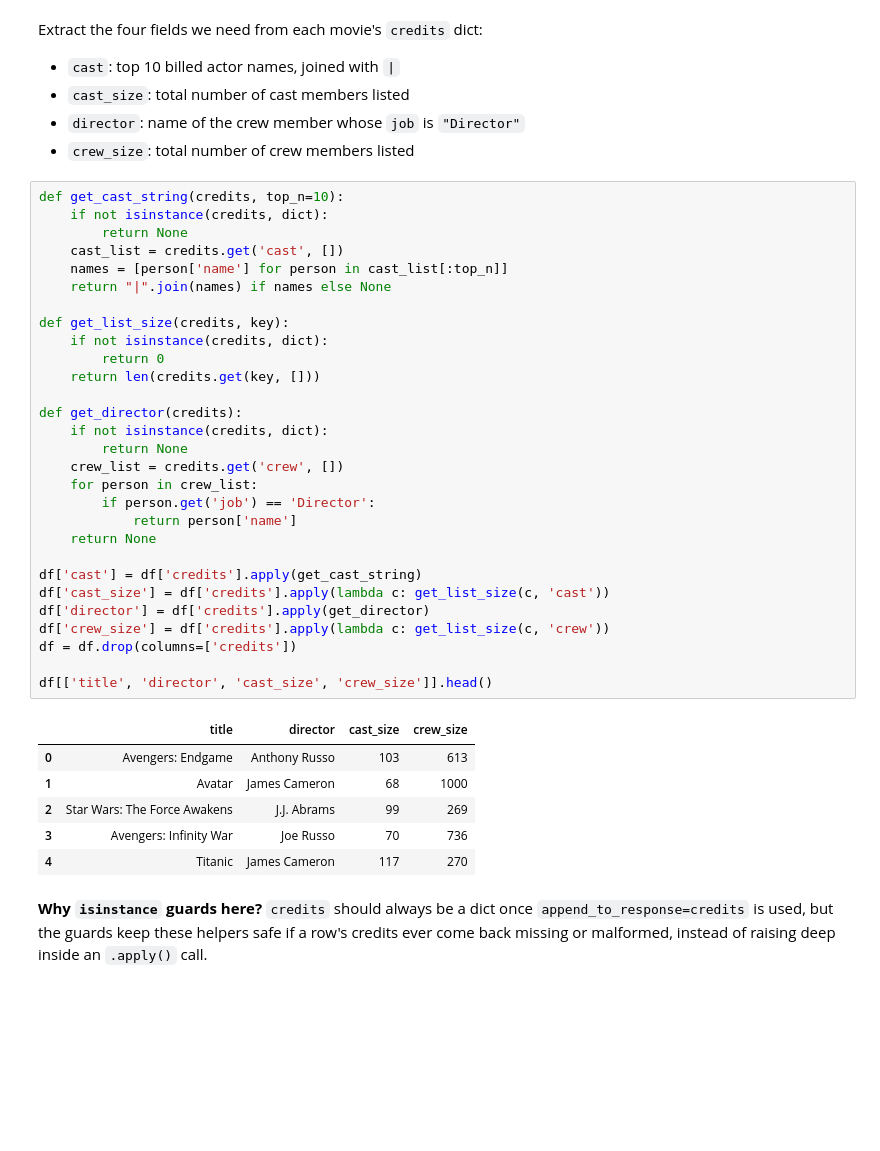
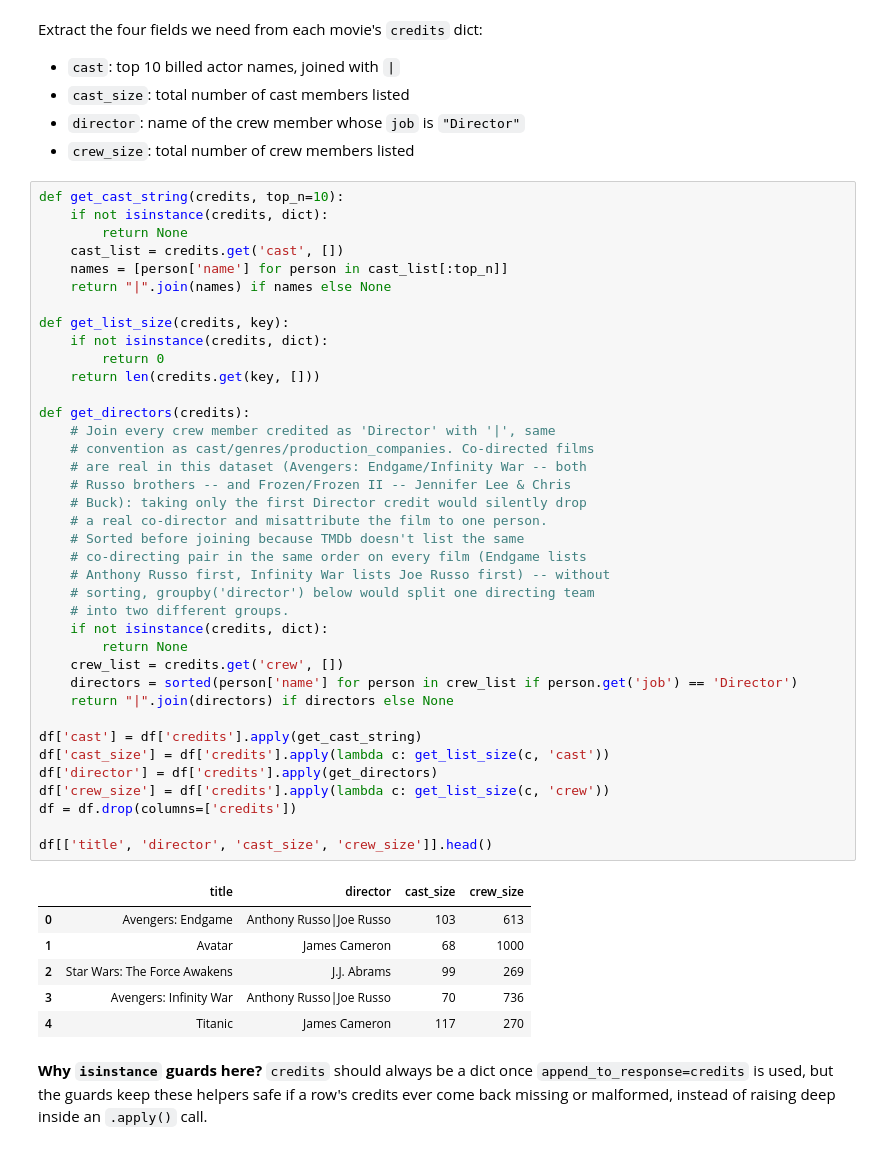
Before and after one commit to Joh-Ishimwe/tmdb-movie-analysis, a Jupyter notebook: notebook.ipynb, the cells around one changed output. Cells and saved outputs as stored; diff of their text form; blank space fills up the shorter version.

```diff
--- a/notebook.ipynb
+++ b/notebook.ipynb
@@ -533,38 +519,47 @@ Extract the four fields we need from each movie's `credits` dict:
 # %%
 def get_cast_string(credits, top_n=10):
     if not isinstance(credits, dict):
         return None
     cast_list = credits.get('cast', [])
     names = [person['name'] for person in cast_list[:top_n]]
     return "|".join(names) if names else None
 
 def get_list_size(credits, key):
     if not isinstance(credits, dict):
         return 0
     return len(credits.get(key, []))
 
-def get_director(credits):
+def get_directors(credits):
+    # Join every crew member credited as 'Director' with '|', same
+    # convention as cast/genres/production_companies. Co-directed films
+    # are real in this dataset (Avengers: Endgame/Infinity War -- both
+    # Russo brothers -- and Frozen/Frozen II -- Jennifer Lee & Chris
+    # Buck): taking only the first Director credit would silently drop
+    # a real co-director and misattribute the film to one person.
+    # Sorted before joining because TMDb doesn't list the same
+    # co-directing pair in the same order on every film (Endgame lists
+    # Anthony Russo first, Infinity War lists Joe Russo first) -- without
+    # sorting, groupby('director') below would split one directing team
+    # into two different groups.
     if not isinstance(credits, dict):
         return None
     crew_list = credits.get('crew', [])
-    for person in crew_list:
-        if person.get('job') == 'Director':
-            return person['name']
-    return None
+    directors = sorted(person['name'] for person in crew_list if person.get('job') == 'Director')
+    return "|".join(directors) if directors else None
 
 df['cast'] = df['credits'].apply(get_cast_string)
 df['cast_size'] = df['credits'].apply(lambda c: get_list_size(c, 'cast'))
-df['director'] = df['credits'].apply(get_director)
+df['director'] = df['credits'].apply(get_directors)
 df['crew_size'] = df['credits'].apply(lambda c: get_list_size(c, 'crew'))
 df = df.drop(columns=['credits'])
 
 df[['title', 'director', 'cast_size', 'crew_size']].head()
 # %% [output]
 |  | title | director | cast_size | crew_size |
-| 0 | Avengers: Endgame | Anthony Russo | 103 | 613 |
+| 0 | Avengers: Endgame | Anthony Russo|Joe Russo | 103 | 613 |
 | 1 | Avatar | James Cameron | 68 | 1000 |
 | 2 | Star Wars: The Force Awakens | J.J. Abrams | 99 | 269 |
-| 3 | Avengers: Infinity War | Joe Russo | 70 | 736 |
+| 3 | Avengers: Infinity War | Anthony Russo|Joe Russo | 70 | 736 |
 | 4 | Titanic | James Cameron | 117 | 270 |
 # %% [markdown]
 **Why `isinstance` guards here?** `credits` should always be a dict once `append_to_response=credits` is used, but the guards keep these helpers safe if a row's credits ever come back missing or malformed, instead of raising deep inside an `.apply()` call.
```
Also changed, not shown: parts of 3 cells of this notebook, 3 other files.
